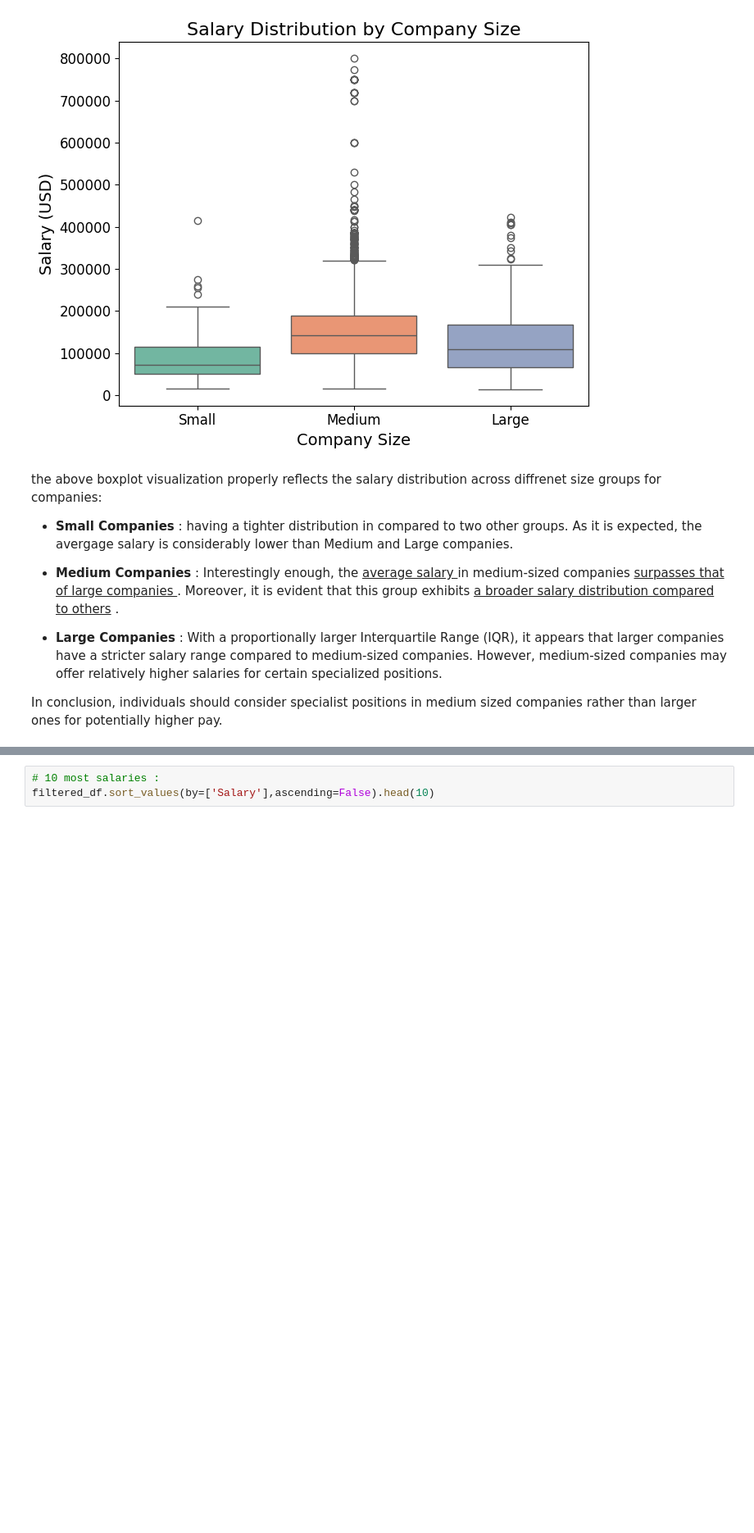
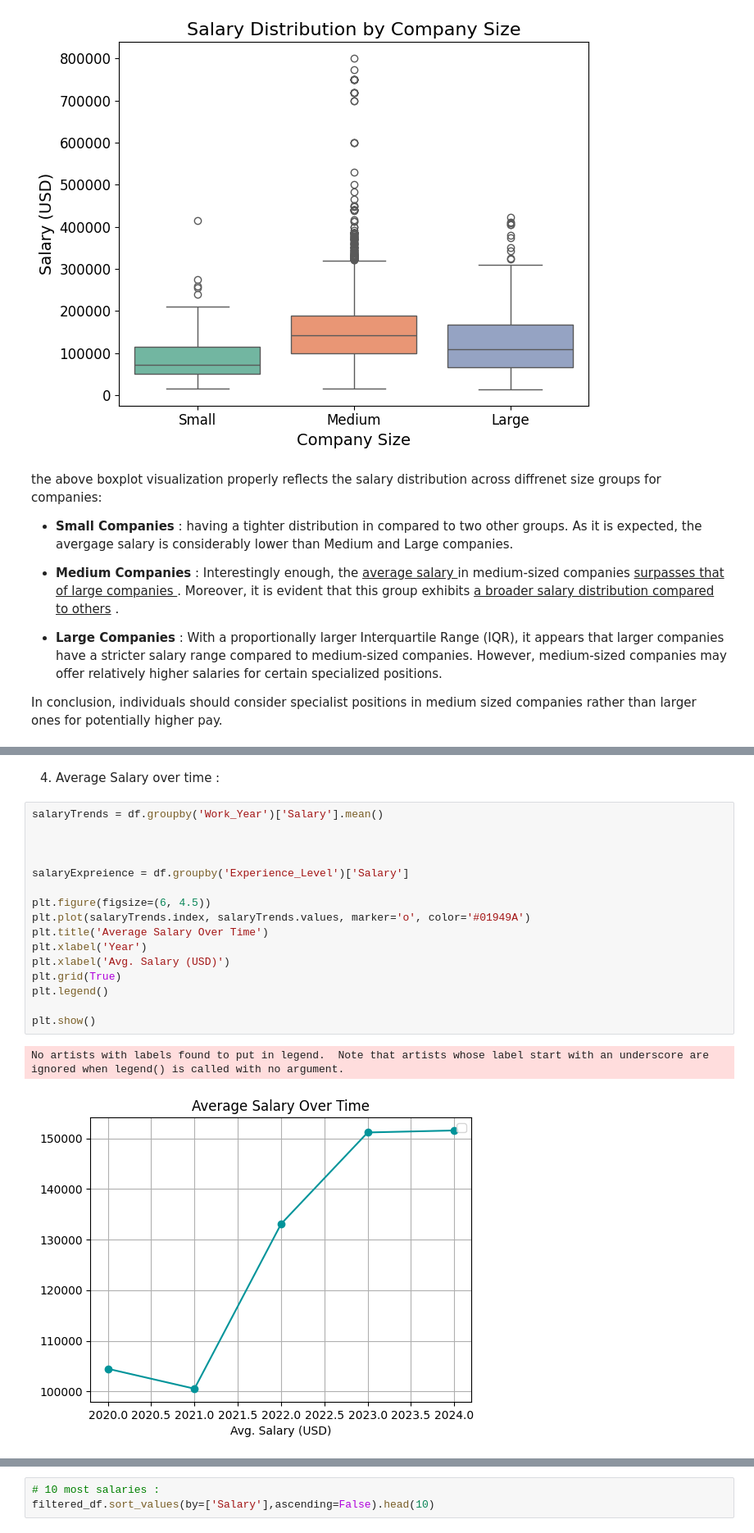
Before and after one commit to denezo/data-science-course, a Jupyter notebook: DS_CA2.ipynb, the cells around one changed output, grey strips where cells are left out. Shown at 82% size. Cells and saved outputs as stored; diff of their text form; blank space fills up the shorter version.

```diff
--- a/DS_CA2.ipynb
+++ b/DS_CA2.ipynb
@@ -1019,0 +1034,21 @@ In conclusion, individuals should consider specialist positions in medium sized
+# %% [markdown]
+4. Average Salary over time :
+# %%
+salaryTrends = df.groupby('Work_Year')['Salary'].mean()
+
+
+
+salaryExpreience = df.groupby('Experience_Level')['Salary']
+
+plt.figure(figsize=(6, 4.5))
+plt.plot(salaryTrends.index, salaryTrends.values, marker='o', color='#01949A')
+plt.title('Average Salary Over Time')
+plt.xlabel('Year')
+plt.xlabel('Avg. Salary (USD)')
+plt.grid(True)
+plt.legend()
+
+plt.show()
+# %% [output]
+No artists with labels found to put in legend.  Note that artists whose label start with an underscore are ignored when legend() is called with no argument.
+[figure, added]
```
Also changed, not shown: parts of 9 cells of this notebook.
